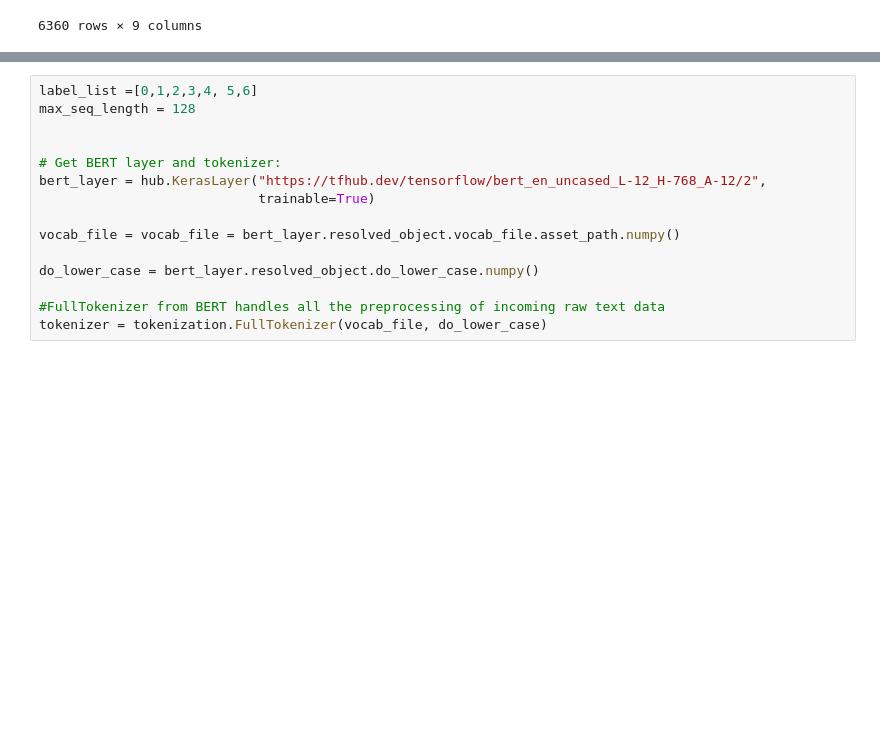
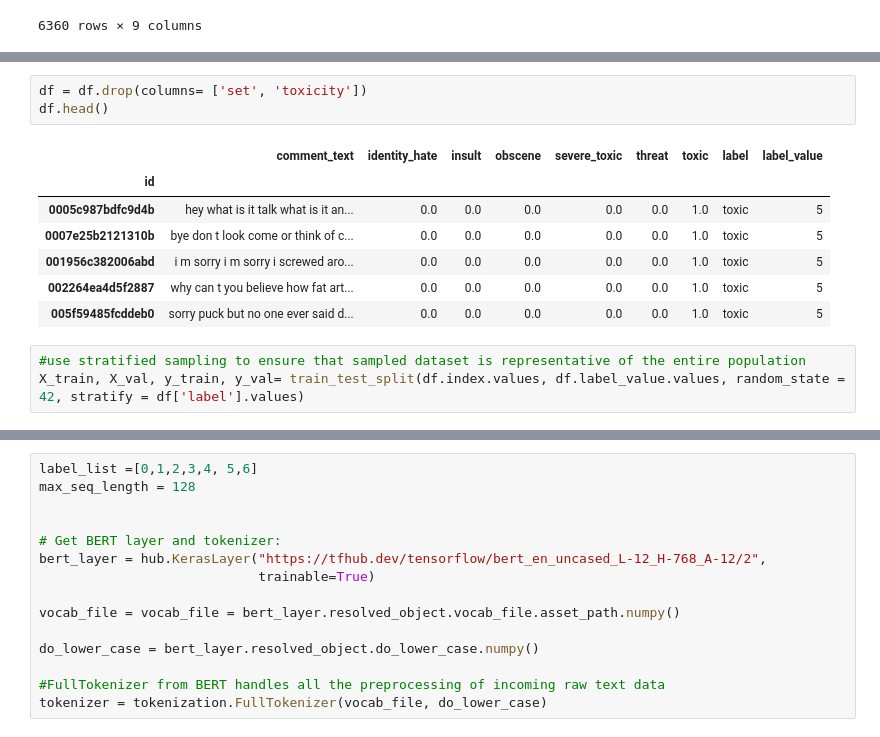
Before and after one commit to mathluva/Bert-Toxic-Comments, a Jupyter notebook: Toxic_Comments.ipynb, the cells around one changed output, grey strips where cells are left out. Saved outputs shown, nothing was run; the diff lists cells and outputs as text; blank space fills up the shorter version.

```diff
--- a/Toxic_Comments.ipynb
+++ b/Toxic_Comments.ipynb
@@ -130,0 +160,14 @@ tf.Tensor(0.0, shape=(), dtype=float64)
+# %%
+df = df.drop(columns= ['set', 'toxicity'])
+df.head()
+# %% [output]
+|  | comment_text | identity_hate | insult | obscene | severe_toxic | threat | toxic | label | label_value |
+| id |  |  |  |  |  |  |  |  |  |
+| 0005c987bdfc9d4b | hey what is it talk what is it an... | 0.0 | 0.0 | 0.0 | 0.0 | 0.0 | 1.0 | toxic | 5 |
+| 0007e25b2121310b | bye don t look come or think of c... | 0.0 | 0.0 | 0.0 | 0.0 | 0.0 | 1.0 | toxic | 5 |
+| 001956c382006abd | i m sorry i m sorry i screwed aro... | 0.0 | 0.0 | 0.0 | 0.0 | 0.0 | 1.0 | toxic | 5 |
+| 002264ea4d5f2887 | why can t you believe how fat art... | 0.0 | 0.0 | 0.0 | 0.0 | 0.0 | 1.0 | toxic | 5 |
+| 005f59485fcddeb0 | sorry puck but no one ever said d... | 0.0 | 0.0 | 0.0 | 0.0 | 0.0 | 1.0 | toxic | 5 |
+# %%
+#use stratified sampling to ensure that sampled dataset is representative of the entire population
+X_train, X_val, y_train, y_val= train_test_split(df.index.values, df.label_value.values, random_state = 42, stratify = df['label'].values)
```
Also changed, not shown: parts of 21 cells of this notebook.
